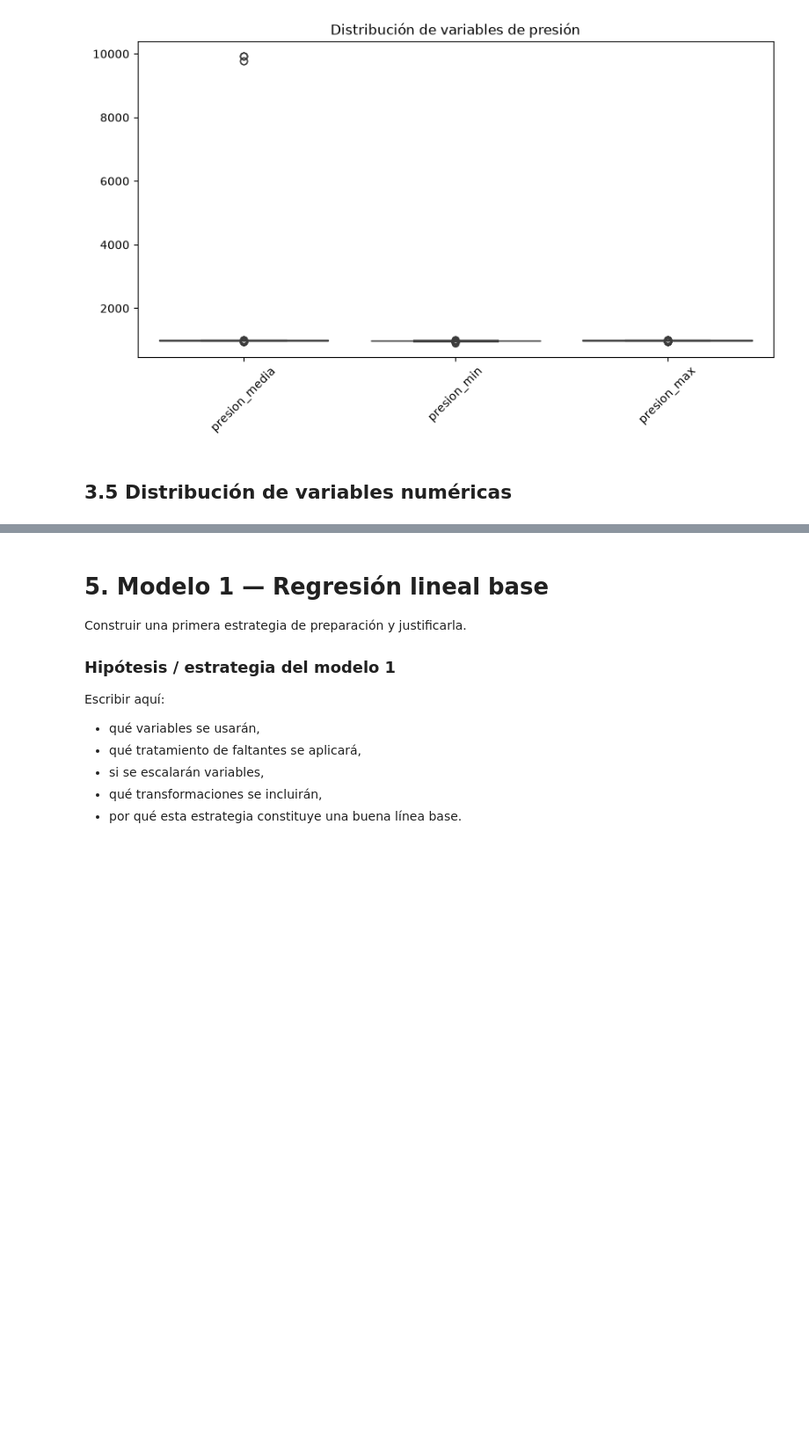
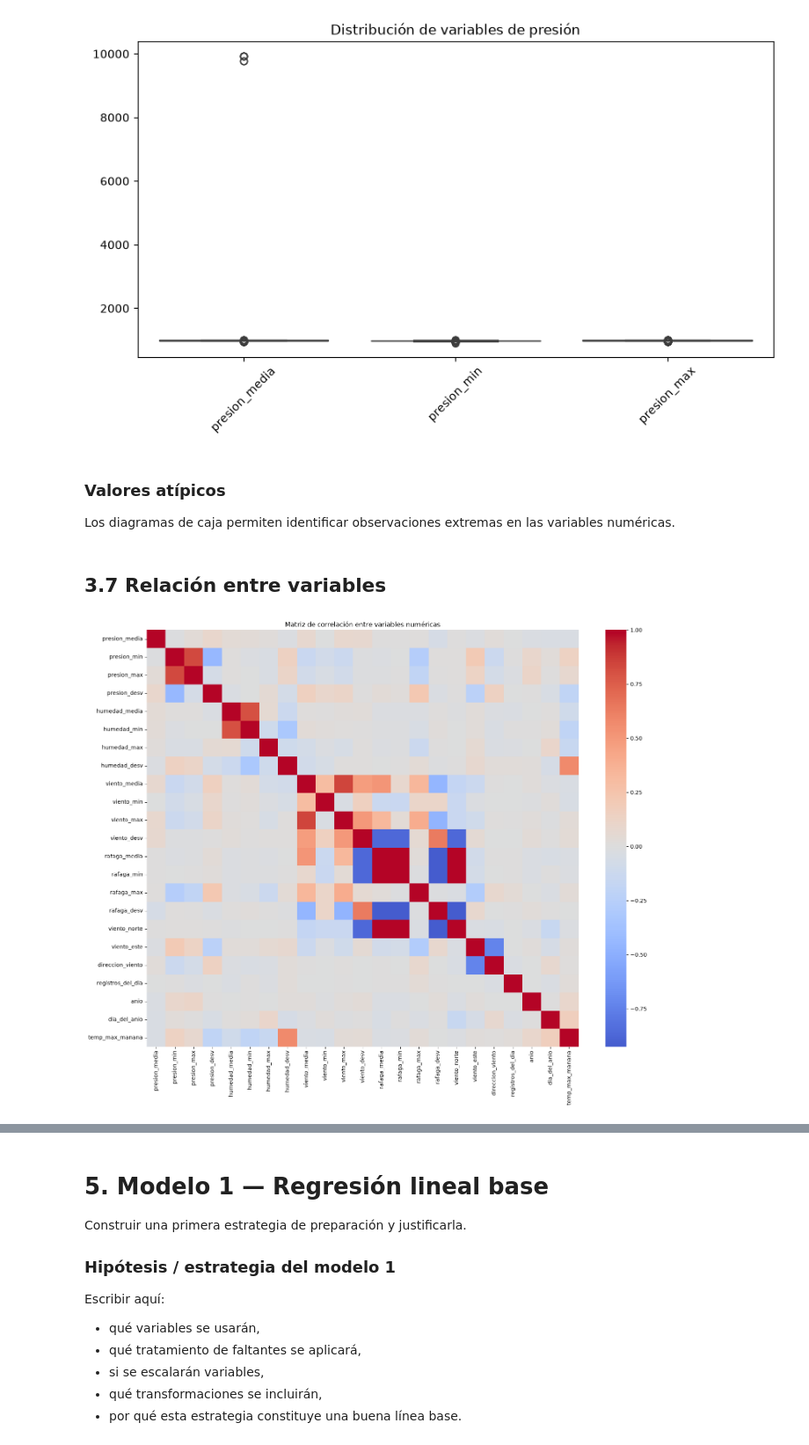
Before and after one commit to vergarave/Lab1_ML, a Jupyter notebook: Laboratorio_1.ipynb, the cells around one changed output, grey strips where cells are left out. Shown at 88% size. Cells and saved outputs as stored; diff of their text form; code cells hidden in the pictures; blank space fills up the shorter version.

```diff
--- a/Laboratorio_1.ipynb
+++ b/Laboratorio_1.ipynb
@@ -474,13 +474,23 @@ plt.xticks(rotation=45)
 plt.show()
 # %% [output]
 [figure]
+# %% [markdown]
+### Valores atípicos
+
+Los diagramas de caja permiten identificar observaciones extremas en las variables numéricas.
 # %% [markdown]
-## 3.5 Distribución de variables numéricas
+## 3.7 Relación entre variables
 # %%
-# Seleccionar variables numéricas
-numeric_cols = data.select_dtypes(include=np.number).columns
+correlacion = data.select_dtypes(include=np.number).corr()
 
-# Histogramas
-data[numeric_cols].hist(figsize=(16, 12), bins=30)
-plt.tight_layout()
+plt.figure(figsize=(18, 14))
+sns.heatmap(
+    correlacion,
+    cmap="coolwarm",
+    center=0
+)
+
+plt.title("Matriz de correlación entre variables numéricas")
 plt.show()
+# %% [output]
+[figure, added]
```
Also changed, not shown: parts of 45 cells of this notebook.
